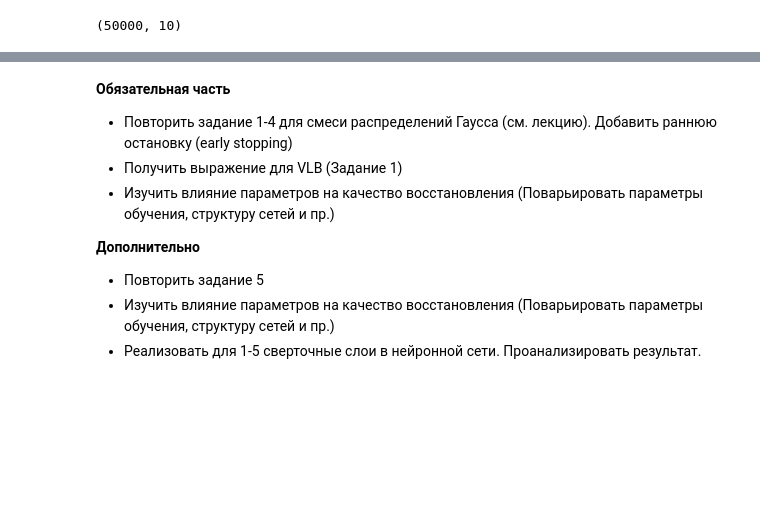
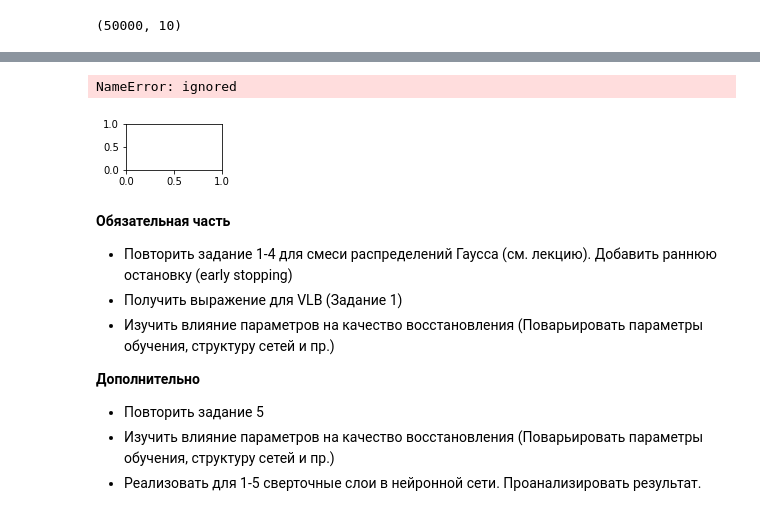
Before and after one commit to JacKira/BayesMethods, a Jupyter notebook: Lab/Копия_блокнота_ vae_assignment_ipynb .ipynb, the cells around one changed output, grey strips where cells are left out. Saved outputs shown, nothing was run; the diff lists cells and outputs as text; code cells hidden in the pictures; blank space fills up the shorter version.

```diff
--- a/Lab/Копия_блокнота_ vae_assignment_ipynb .ipynb
+++ b/Lab/Копия_блокнота_ vae_assignment_ipynb .ipynb
@@ -682,13 +713,16 @@ plt.show()
 # %%
 plt.figure(figsize=(10, 10))
 global_idx = 0
 for digit in range(10):
     for _ in range(5):
         ax = plt.subplot(10, 5, global_idx + 1)
-        plt.imshow(cond_sa[global_idx, :].reshape(32, 32), cmap='gray')
+        plt.imshow(cond_sa[global_idx, :].reshape(32, 32,3))
         ax.axis('off')
         global_idx += 1
 plt.show()
+# %% [output]
+NameError: ignored
+[figure, added]
 # %% [markdown]
 **Обязательная часть**
 * Повторить задание 1-4 для смеси распределений Гаусса (см. лекцию). Добавить раннюю остановку (early stopping)
```
Also changed, not shown: parts of 26 cells of this notebook.
